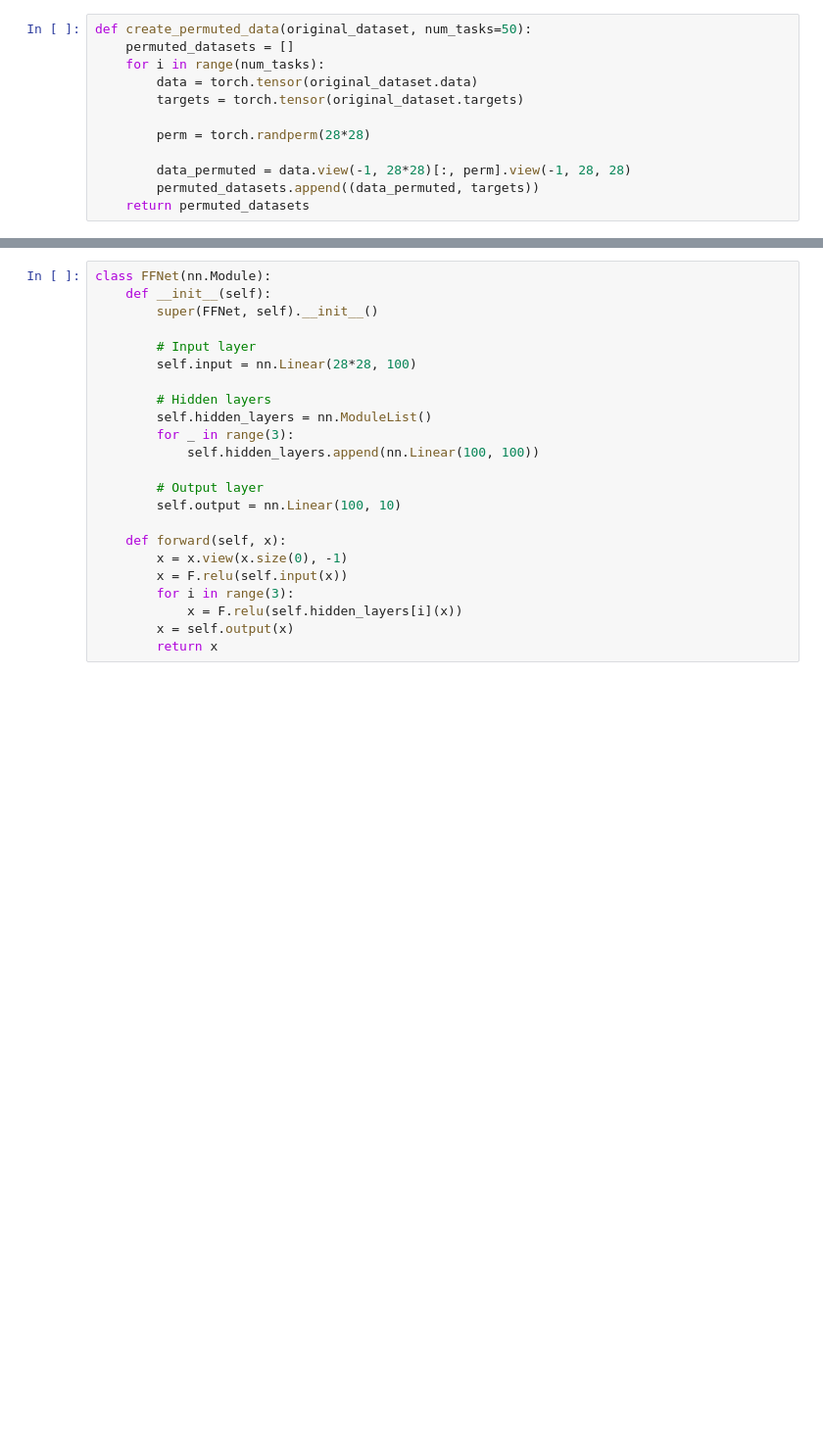
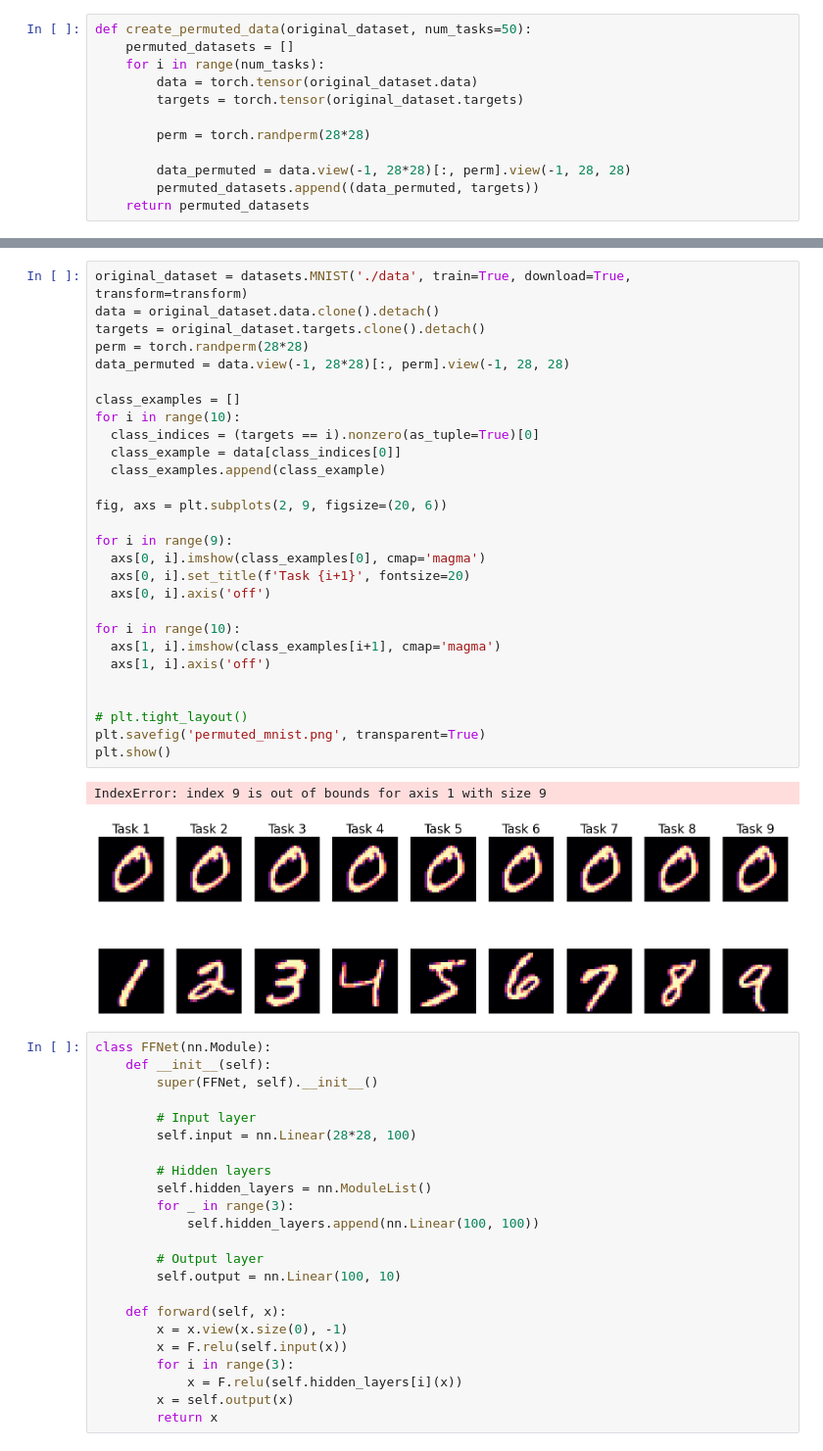
Before and after one commit to cjk4/plasticity, a Jupyter notebook: permuted_mnist.ipynb, the cells around one changed output, grey strips where cells are left out. Shown at 98% size. Cells and saved outputs as stored; diff of their text form; blank space fills up the shorter version.

```diff
--- a/permuted_mnist.ipynb
+++ b/permuted_mnist.ipynb
@@ -68,3 +70,34 @@ plt.show()
+# %%
+original_dataset = datasets.MNIST('./data', train=True, download=True, transform=transform)
+data = original_dataset.data.clone().detach()
+targets = original_dataset.targets.clone().detach()
+perm = torch.randperm(28*28)
+data_permuted = data.view(-1, 28*28)[:, perm].view(-1, 28, 28)
+
+class_examples = []
+for i in range(10):
+  class_indices = (targets == i).nonzero(as_tuple=True)[0]
+  class_example = data[class_indices[0]]
+  class_examples.append(class_example)
+
+fig, axs = plt.subplots(2, 9, figsize=(20, 6))
+
+for i in range(9):
+  axs[0, i].imshow(class_examples[0], cmap='magma')
+  axs[0, i].set_title(f'Task {i+1}', fontsize=20)
+  axs[0, i].axis('off')
+
+for i in range(10):
+  axs[1, i].imshow(class_examples[i+1], cmap='magma')
+  axs[1, i].axis('off')
+
+
+# plt.tight_layout()
+plt.savefig('permuted_mnist.png', transparent=True)
+plt.show()
+# %% [output]
+IndexError: index 9 is out of bounds for axis 1 with size 9
+[figure, added]
 # %%
 class FFNet(nn.Module):
     def __init__(self):
```
Also changed, not shown: parts of 18 cells of this notebook, 10 other files.
